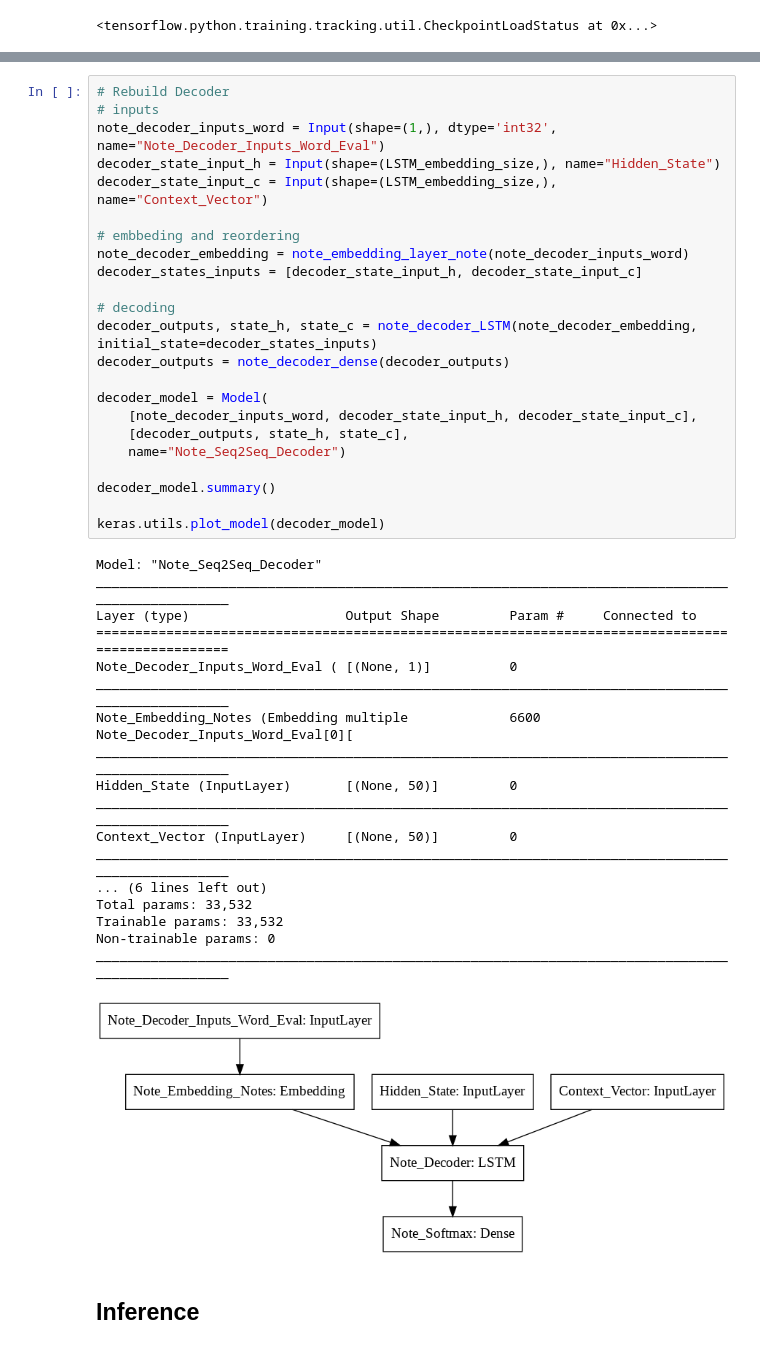
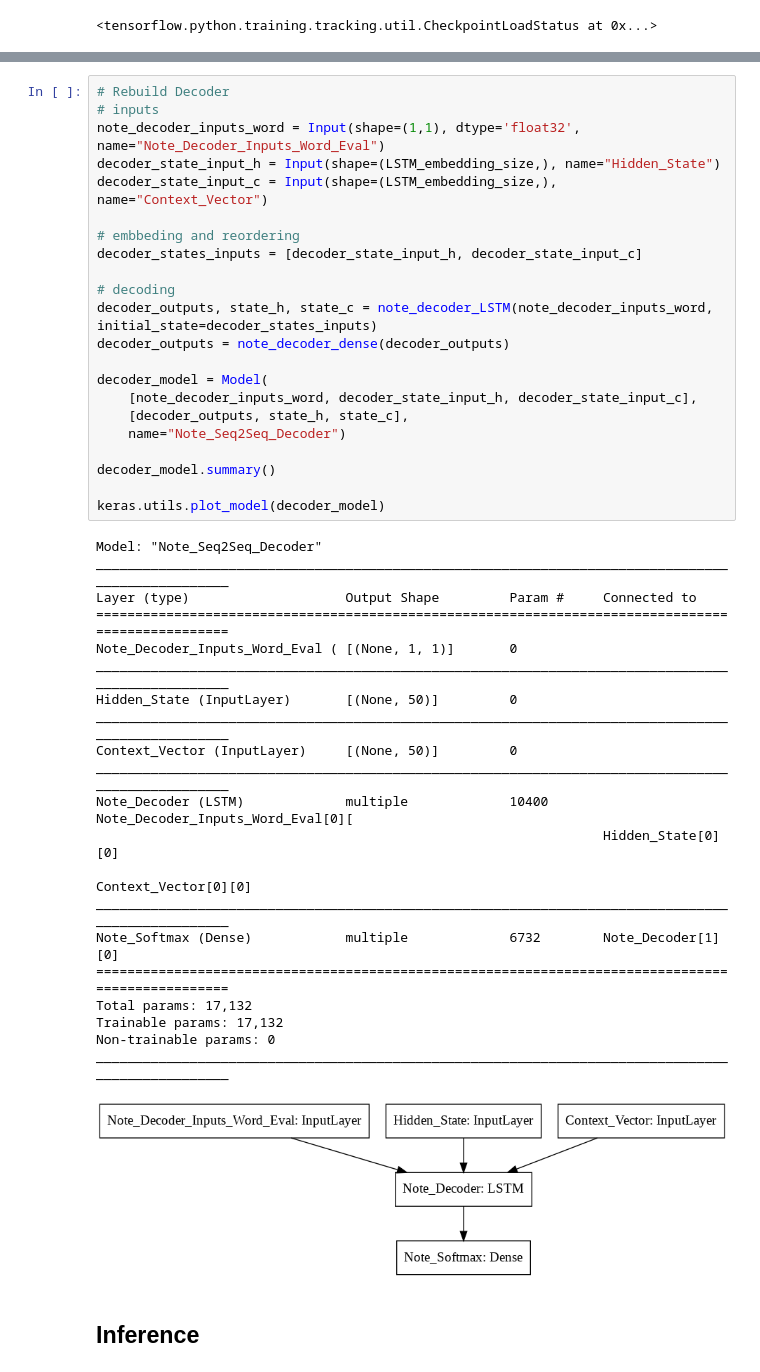
Before and after one commit to Danpollak/Word2Note, a Jupyter notebook: CharacterLevel - Seq2Seq No Embbedings.ipynb, the cells around one changed output, grey strips where cells are left out. Saved outputs shown, nothing was run; the diff lists cells and outputs as text.

```diff
--- a/CharacterLevel - Seq2Seq No Embbedings.ipynb
+++ b/CharacterLevel - Seq2Seq No Embbedings.ipynb
@@ -340,45 +332,47 @@ _________________________________________________________________
 # %%
 # Rebuild Decoder
 # inputs
-note_decoder_inputs_word = Input(shape=(1,), dtype='int32', name="Note_Decoder_Inputs_Word_Eval")
+note_decoder_inputs_word = Input(shape=(1,1), dtype='float32', name="Note_Decoder_Inputs_Word_Eval")
 decoder_state_input_h = Input(shape=(LSTM_embedding_size,), name="Hidden_State")
 decoder_state_input_c = Input(shape=(LSTM_embedding_size,), name="Context_Vector")
 
 # embbeding and reordering
-note_decoder_embedding = note_embedding_layer_note(note_decoder_inputs_word)
 decoder_states_inputs = [decoder_state_input_h, decoder_state_input_c]
 
 # decoding
-decoder_outputs, state_h, state_c = note_decoder_LSTM(note_decoder_embedding, initial_state=decoder_states_inputs)
+decoder_outputs, state_h, state_c = note_decoder_LSTM(note_decoder_inputs_word, initial_state=decoder_states_inputs)
 decoder_outputs = note_decoder_dense(decoder_outputs)
 
 decoder_model = Model(
     [note_decoder_inputs_word, decoder_state_input_h, decoder_state_input_c],
     [decoder_outputs, state_h, state_c],
     name="Note_Seq2Seq_Decoder")
 
 decoder_model.summary()
 
 keras.utils.plot_model(decoder_model)
 # %% [output]
 Model: "Note_Seq2Seq_Decoder"
 __________________________________________________________________________________________________
 Layer (type)                    Output Shape         Param #     Connected to
 ==================================================================================================
-Note_Decoder_Inputs_Word_Eval ( [(None, 1)]          0
-__________________________________________________________________________________________________
-Note_Embedding_Notes (Embedding multiple             6600        Note_Decoder_Inputs_Word_Eval[0][
+Note_Decoder_Inputs_Word_Eval ( [(None, 1, 1)]       0
 __________________________________________________________________________________________________
 Hidden_State (InputLayer)       [(None, 50)]         0
 __________________________________________________________________________________________________
 Context_Vector (InputLayer)     [(None, 50)]         0
 __________________________________________________________________________________________________
-... (6 lines left out)
-Total params: 33,532
-Trainable params: 33,532
+Note_Decoder (LSTM)             multiple             10400       Note_Decoder_Inputs_Word_Eval[0][
+                                                                 Hidden_State[0][0]
+                                                                 Context_Vector[0][0]
+__________________________________________________________________________________________________
+Note_Softmax (Dense)            multiple             6732        Note_Decoder[1][0]
+==================================================================================================
+Total params: 17,132
+Trainable params: 17,132
 Non-trainable params: 0
 __________________________________________________________________________________________________
-[figure, old version]
+[figure, new version]
 # %% [markdown]
 ## Inference
 # %%
```
Also changed, not shown: parts of 6 cells of this notebook.
